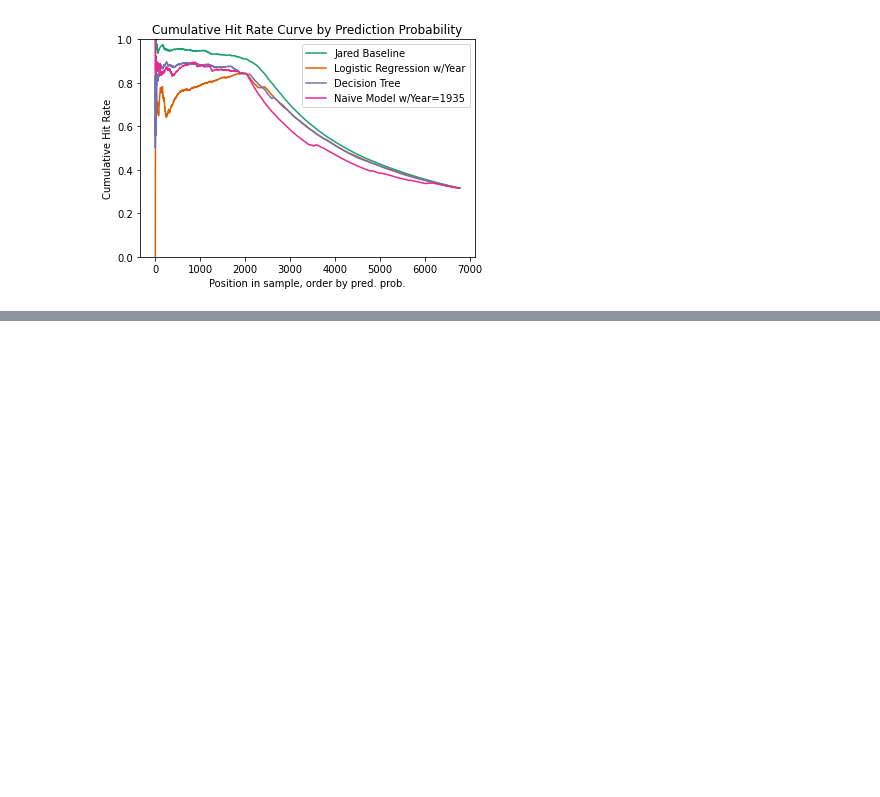
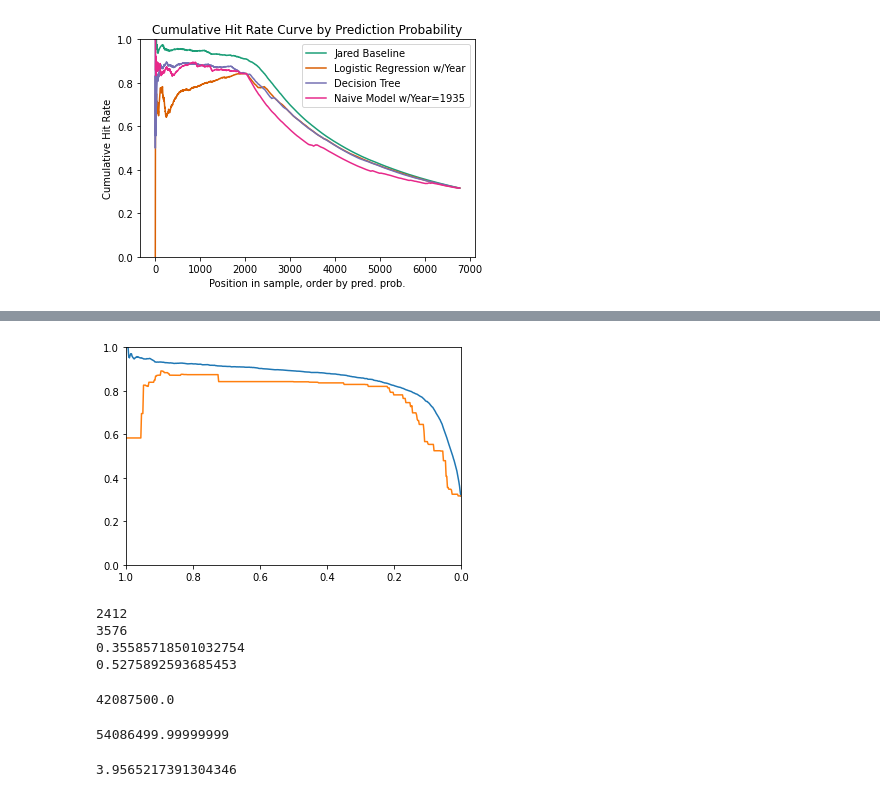
Before and after one commit to mcembalest/teamBlueConduit, a Jupyter notebook: notebooks/Naive_Baseline_Comparison.ipynb, the cells around one changed output, grey strips where cells are left out. Saved outputs shown, nothing was run; the diff lists cells and outputs as text; code cells hidden in the pictures; blank space fills up the shorter version.

```diff
--- a/notebooks/Naive_Baseline_Comparison.ipynb
+++ b/notebooks/Naive_Baseline_Comparison.ipynb
@@ -106,0 +133,16 @@ Xtrain, Xtest, Ytrain, Ytest = split_data(Xdata, Ydata, groups)
+# %%
+tot_len = ls[0].shape[0]
+mat = []
+for i, x in enumerate(ls):
+    if i + x.shape[0] != tot_len:
+        print('stop')
+    #n = np.concatenate([x, np.array([0.]), ls[-(i + 1)][::-1]])
+    n = np.concatenate([np.zeros(i), x])
+    mat.append(n)
+#ls[0].shape, ls[-1].shape
+
+#np.concatenate([ls[0], np.array([0.]), ls[-1]]).shape
+mat = np.array(mat)
+result = mat + mat.T - np.diag(mat.diagonal())
+(result == result.T).all()
+result.shape
@@ -139,0 +215,24 @@ plot_hit_rate_curve(Ytest['dangerous'].astype(int), mod_list,
+# %%
+hrs, pps = generate_hit_rate_curve(Ytest['dangerous'].astype(int), baseline_y_hat[:,1])
+hrs2, pps2 = generate_hit_rate_curve(Ytest['dangerous'].astype(int), dtc_test_preds[:,1])
+thresholds = np.linspace(0, 1, 500)[::-1]
+# %%
+ls = []
+ls2 = []
+for i in range(1, len(thresholds)):
+    first_idx = np.where(pps > thresholds[i])[0][-1]
+    ls.append(hrs[first_idx])
+
+    second_idx = np.where(pps2 > thresholds[i])[0][-1]
+    ls2.append(hrs2[second_idx])
+# %%
+def make_plot():
+    fig = plt.figure()
+    plt.plot(thresholds[1:], ls)
+    plt.plot(thresholds[1:], ls2)
+    plt.xlim(1, 0)
+    plt.ylim(0,1)
+    return fig
+f = make_plot()
+# %% [output]
+[figure, added]
@@ -139,0 +241,23 @@ plot_hit_rate_curve(Ytest['dangerous'].astype(int), mod_list,
+# %%
+print((pps > 0.25).sum())
+print((pps2 > 0.1).sum())
+
+print((pps > 0.25).sum()/pps.shape[0])
+print((pps2 > 0.1).sum()/pps.shape[0])
+# %% [output]
+2412
+3576
+0.35585718501032754
+0.5275892593685453
+# %%
+0.35*26000*(0.85*5000 + 0.15*2500)
+# %% [output]
+42087500.0
+# %%
+0.53*26000*(0.57*5000 + 0.43*2500)
+# %% [output]
+54086499.99999999
+# %%
+(0.35*26000)/10/230
+# %% [output]
+3.9565217391304346
```
Also changed, not shown: parts of 6 cells of this notebook.
